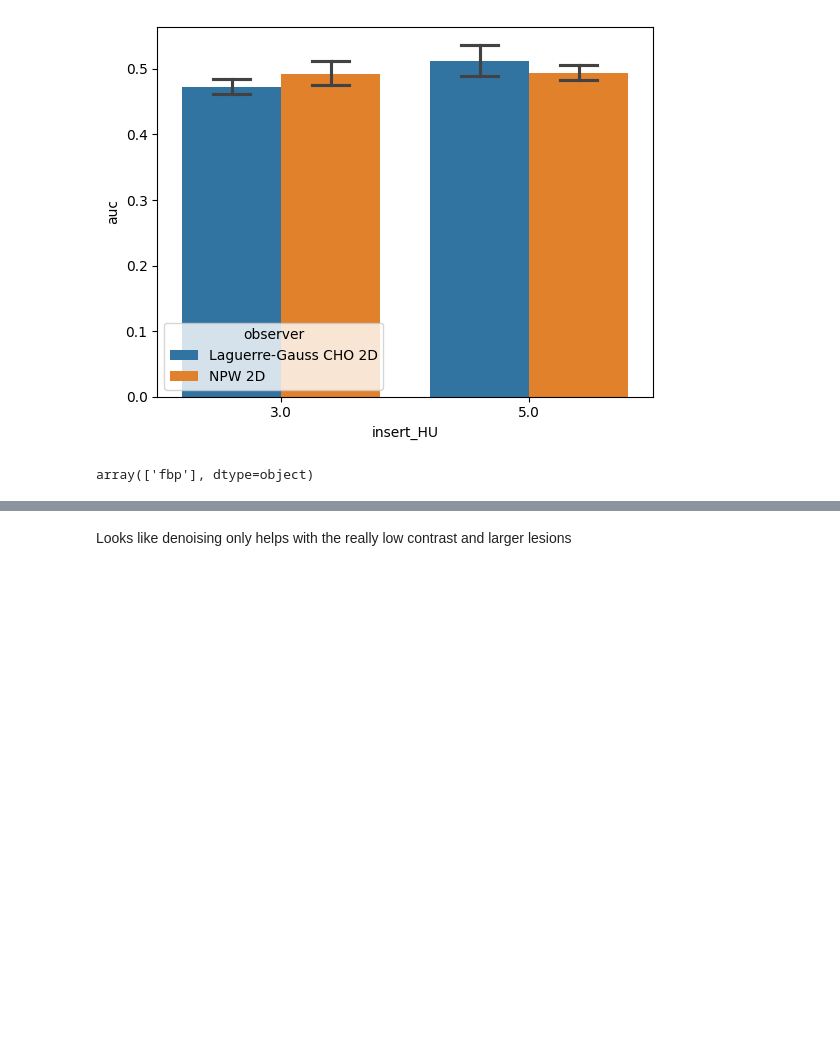
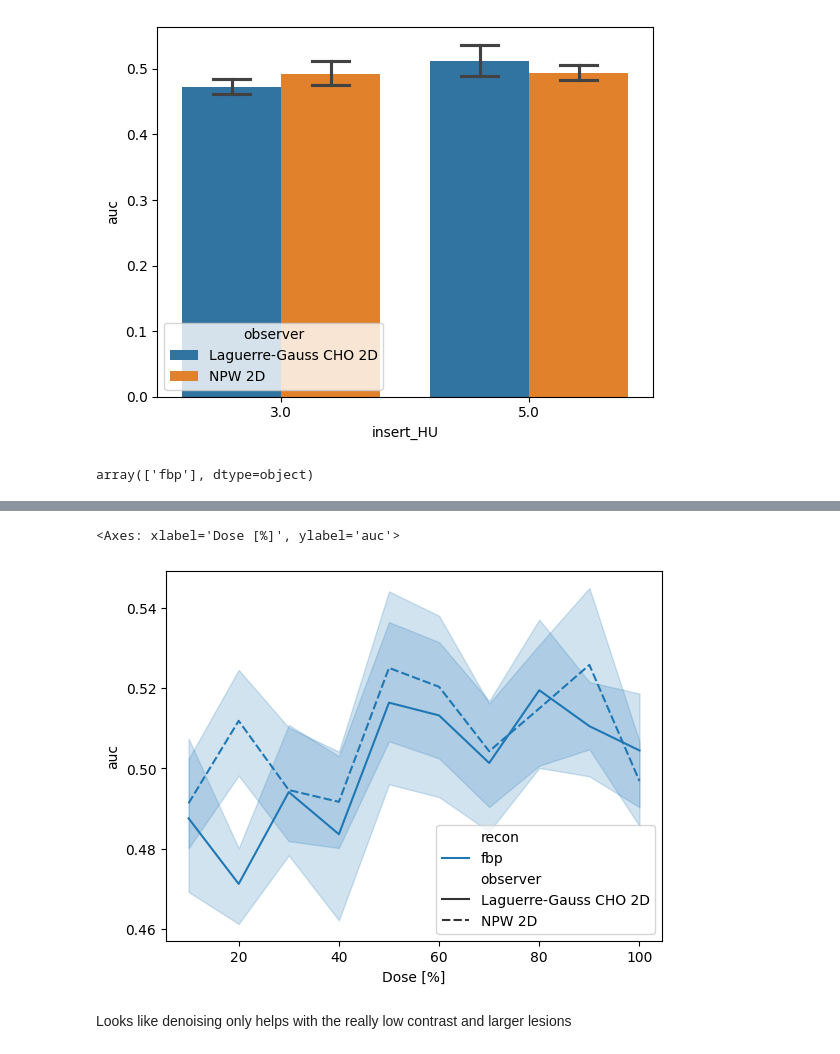
Before and after one commit to DIDSR/LCD_CT, a Jupyter notebook: notebooks/00_task_performance.ipynb, the cells around one changed output, grey strips where cells are left out. Drawn from its saved outputs; the diff is of its cells as text; code cells hidden in the pictures; blank space fills up the shorter version.

Commit message:
reran chart

```diff
--- a/notebooks/00_task_performance.ipynb
+++ b/notebooks/00_task_performance.ipynb
@@ -244,9 +232,11 @@ results
 # %%
 sns.lineplot(data=results,
              x='Dose [%]',
              y='auc',
              hue='recon',
-             style='observer',
-             hue_order=recon_order)
+             style='observer')
+# %% [output]
+<Axes: xlabel='Dose [%]', ylabel='auc'>
+[figure, added]
 # %% [markdown]
 Looks like denoising only helps with the really low contrast and larger lesions
```
Also changed, not shown: parts of 4 cells of this notebook.
